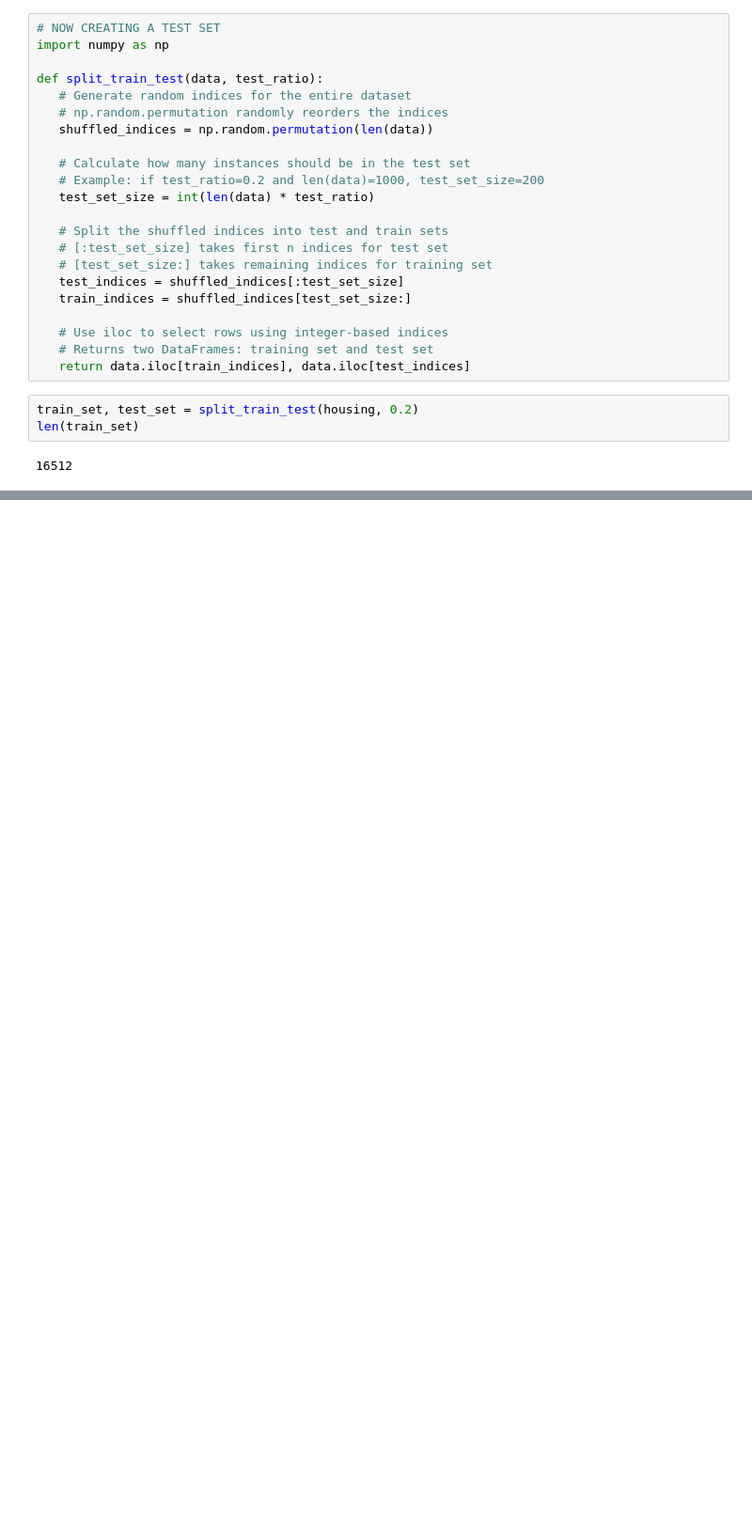
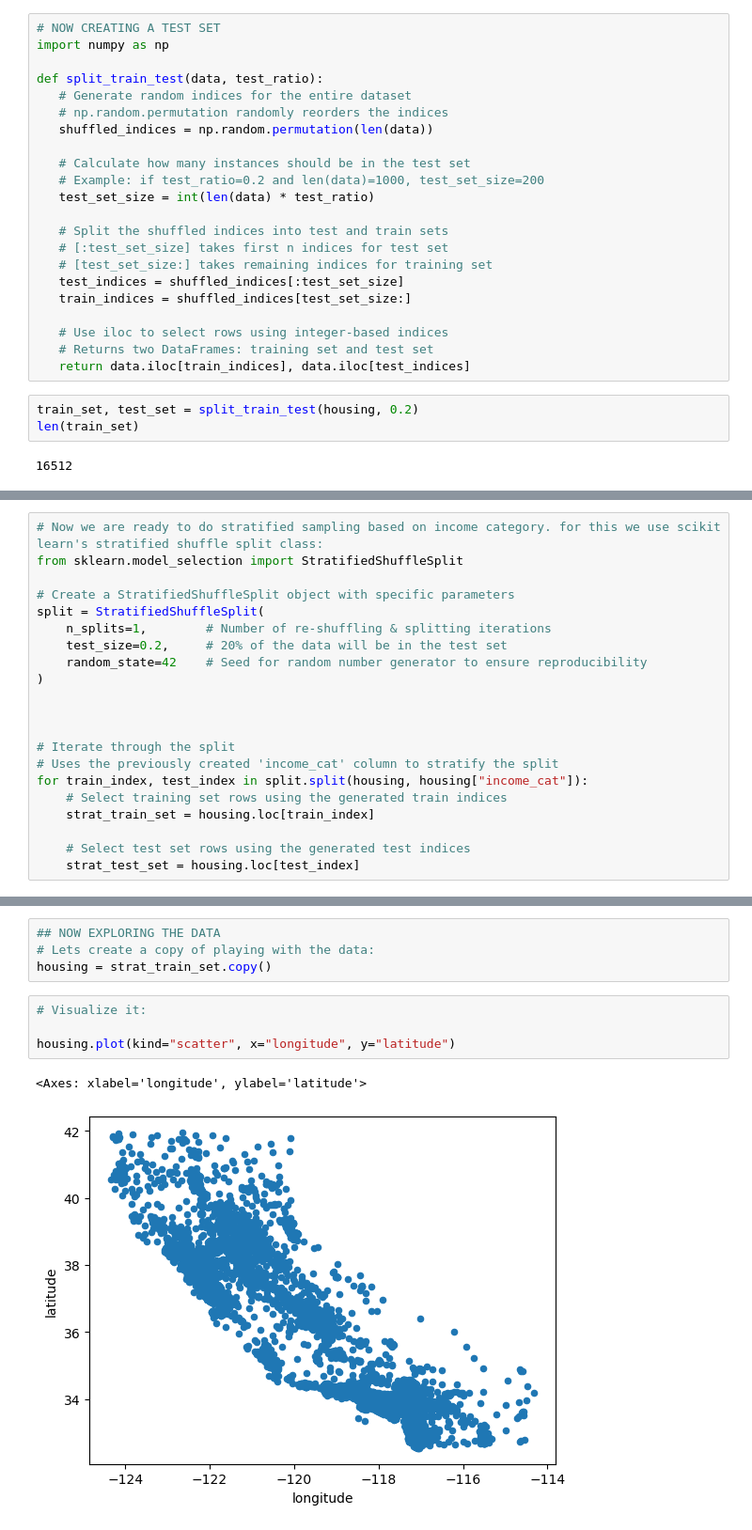
Before and after one commit to erickmoon/machine-learning-pandas-basics, a Jupyter notebook: housing_price_analysis_carlifonia.ipynb, the cells around one changed output, grey strips where cells are left out. Shown at 94% size. Saved outputs shown, nothing was run; the diff lists cells and outputs as text; blank space fills up the shorter version.

```diff
--- a/housing_price_analysis_carlifonia.ipynb
+++ b/housing_price_analysis_carlifonia.ipynb
@@ -117,0 +197,21 @@ def split_train_test_by_id(data, test_ratio, id_column):
+# %%
+# Now we are ready to do stratified sampling based on income category. for this we use scikit learn's stratified shuffle split class:
+from sklearn.model_selection import StratifiedShuffleSplit
+
+# Create a StratifiedShuffleSplit object with specific parameters
+split = StratifiedShuffleSplit(
+    n_splits=1,        # Number of re-shuffling & splitting iterations
+    test_size=0.2,     # 20% of the data will be in the test set
+    random_state=42    # Seed for random number generator to ensure reproducibility
+)
+
+
+
+# Iterate through the split
+# Uses the previously created 'income_cat' column to stratify the split
+for train_index, test_index in split.split(housing, housing["income_cat"]):
+    # Select training set rows using the generated train indices
+    strat_train_set = housing.loc[train_index]
+
+    # Select test set rows using the generated test indices
+    strat_test_set = housing.loc[test_index]
@@ -117,0 +249,11 @@ def split_train_test_by_id(data, test_ratio, id_column):
+# %%
+## NOW EXPLORING THE DATA
+# Lets create a copy of playing with the data:
+housing = strat_train_set.copy()
+# %%
+# Visualize it:
+
+housing.plot(kind="scatter", x="longitude", y="latitude")
+# %% [output]
+<Axes: xlabel='longitude', ylabel='latitude'>
+[figure, added]
```
Also changed, not shown: parts of 19 cells of this notebook, 2 other files.
